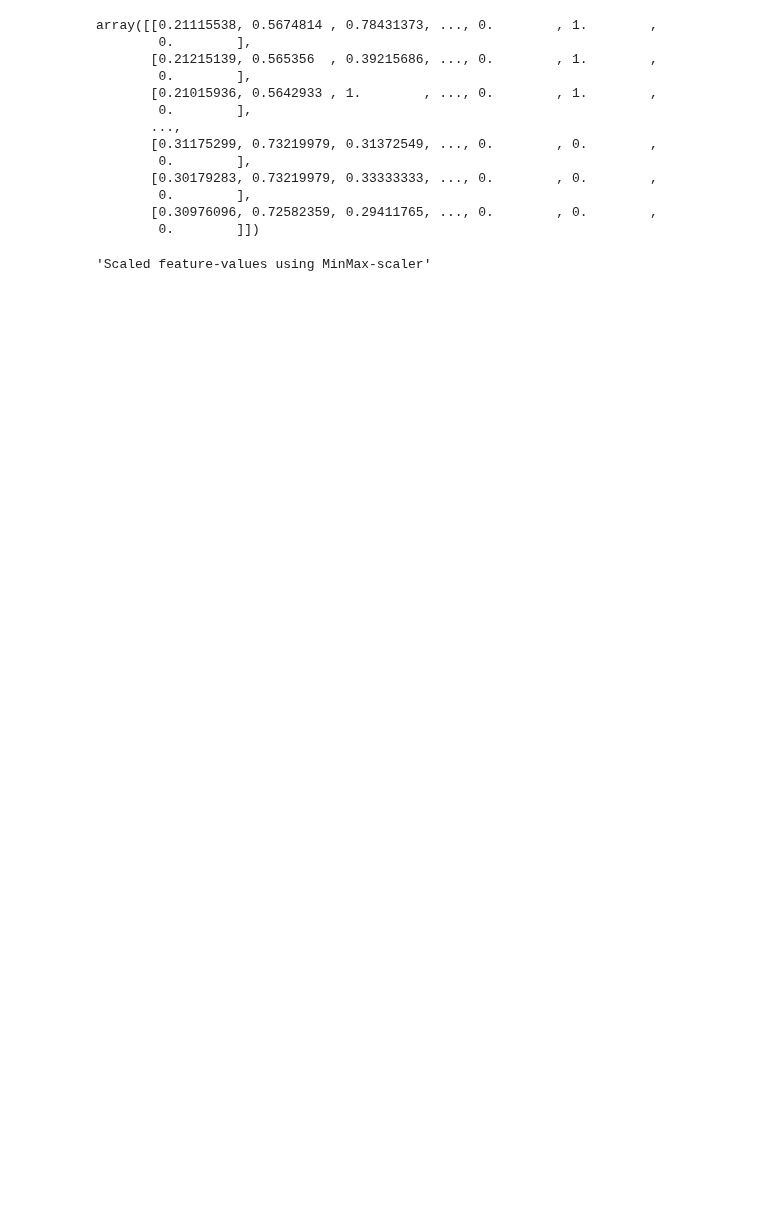
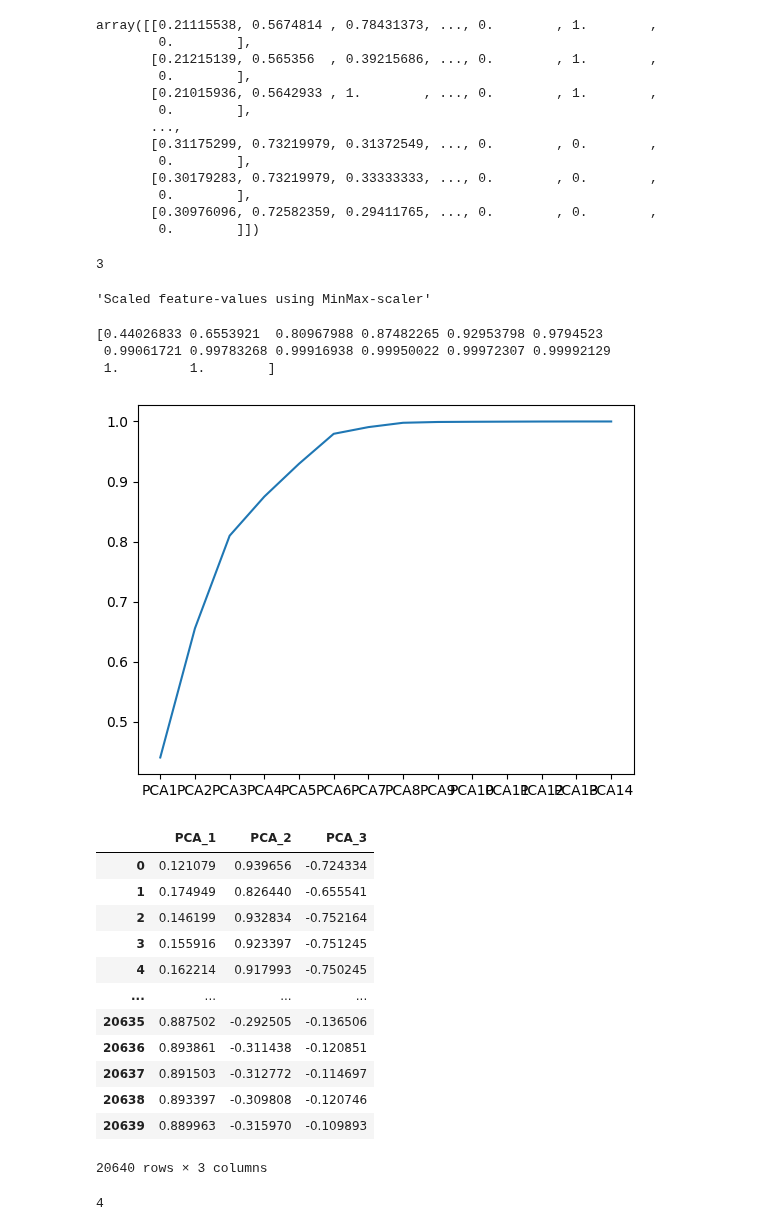
Before and after one commit to B0llemis/MLcode, a Jupyter notebook: Palanthir Experiment.ipynb, the cells around one changed output. Drawn from its saved outputs; the diff is of its cells as text; code cells hidden in the pictures; blank space fills up the shorter version.

Commit message:
version-tags

```diff
--- a/Palanthir Experiment.ipynb
+++ b/Palanthir Experiment.ipynb
@@ -1,7 +1,7 @@
 # %%
 import numpy as np
 import pandas as pd
-
+import matplotlib.pyplot as plt
 
 class Palanthir(object):
 
@@ -15,14 +15,16 @@ class Palanthir(object):
         self.features_cat = list(self.output.loc[:, self.output.dtypes == object])
         self.train_subset = []
         self.test_subset = []
-        self.transformation_history = []
+        self.current_version = 0
+        self.transformation_history = [dict(version=self.current_version,transformation='input',result=self.input_data)]
 
     def update_attributes(self, step=None, data=None):
         self.observations = len(self.output)
         self.features = list(self.output)
         self.features_num = list(self.output.loc[:, self.output.dtypes != object])
         self.features_cat = list(self.output.loc[:, self.output.dtypes == object])
-        self.transformation_history.append(dict(transformation=step,result=data))
+        self.current_version += 1
+        self.transformation_history.append(dict(version=self.current_version,transformation=step,result=data))
 
     def summarize(self):
         """Prints the info, description and any missing value-counts for the class"""
@@ -58,8 +60,7 @@ class Palanthir(object):
         dataset = self.output[self.features_num]
         from sklearn.decomposition import PCA
         pca_data = PCA(n_components=n_components).fit_transform(dataset)
-        output_df = pd.DataFrame(pca_data, columns=["PCA_" + str(col + 1) for col in range(pca_data.shape[1])],
-                                 index=dataset.index)
+        output_df = pd.DataFrame(pca_data, columns=["PCA_" + str(col + 1) for col in range(pca_data.shape[1])],index=dataset.index)
         if store:
             self.output = output_df
             self.update_attributes(step="Performed Principal Component Analysis",data=self.output)
@@ -137,8 +138,7 @@ class Palanthir(object):
         plt.show()
         print("Best silhouette is obtained with k as: ", best_k)
         if store:
-            self.output["Cluster"] = ["Cluster " + str(i) for i in
-                                      KMeans(n_clusters=best_k, random_state=42).fit_predict(dataset)]
+            self.output["Cluster"] = ["Cluster " + str(i) for i in KMeans(n_clusters=best_k, random_state=42).fit_predict(dataset)]
             self.update_attributes(step="Added Cluster-label as column to dataset")
         return self.output
 
@@ -174,8 +174,7 @@ class Palanthir(object):
         dataset = self.output
         X_train, X_test, Y_train, Y_test = self.random_split(dataset)
 
-        sqrt_scores = np.sqrt(
-            -self.cross_validate(model, X_train, Y_train, score_measure="neg_mean_squared_error", folds=10))
+        sqrt_scores = np.sqrt(-self.cross_validate(model, X_train, Y_train, score_measure="neg_mean_squared_error", folds=10))
         print(
             "RMSE-scores: ", sqrt_scores,
             "RMSE-mean: ", sqrt_scores.mean(),
@@ -288,4 +263,8 @@ array([[0.21115538, 0.5674814 , 0.78431373, ..., 0.        , 1.        ,
         0.        ],
        [0.30976096, 0.72582359, 0.29411765, ..., 0.        , 0.        ,
         0.        ]])
+# %%
+pal.current_version
+# %% [output]
+3
 # %%
@@ -293,2 +272,26 @@ pal.transformation_history[2].get('transformation')
 # %% [output]
 'Scaled feature-values using MinMax-scaler'
+# %%
+pal.PCA()
+# %% [output]
+[0.44026833 0.6553921  0.80967988 0.87482265 0.92953798 0.9794523
+ 0.99061721 0.99783268 0.99916938 0.99950022 0.99972307 0.99992129
+ 1.         1.        ]
+[figure, added]
+|  | PCA_1 | PCA_2 | PCA_3 |
+| 0 | 0.121079 | 0.939656 | -0.724334 |
+| 1 | 0.174949 | 0.826440 | -0.655541 |
+| 2 | 0.146199 | 0.932834 | -0.752164 |
+| 3 | 0.155916 | 0.923397 | -0.751245 |
+| 4 | 0.162214 | 0.917993 | -0.750245 |
+| ... | ... | ... | ... |
+| 20635 | 0.887502 | -0.292505 | -0.136506 |
+| 20636 | 0.893861 | -0.311438 | -0.120851 |
+| 20637 | 0.891503 | -0.312772 | -0.114697 |
+| 20638 | 0.893397 | -0.309808 | -0.120746 |
+| 20639 | 0.889963 | -0.315970 | -0.109893 |
+20640 rows × 3 columns
+# %%
+pal.current_version
+# %% [output]
+4
```
Also changed, not shown: parts of 7 cells of this notebook, 1 other file.
